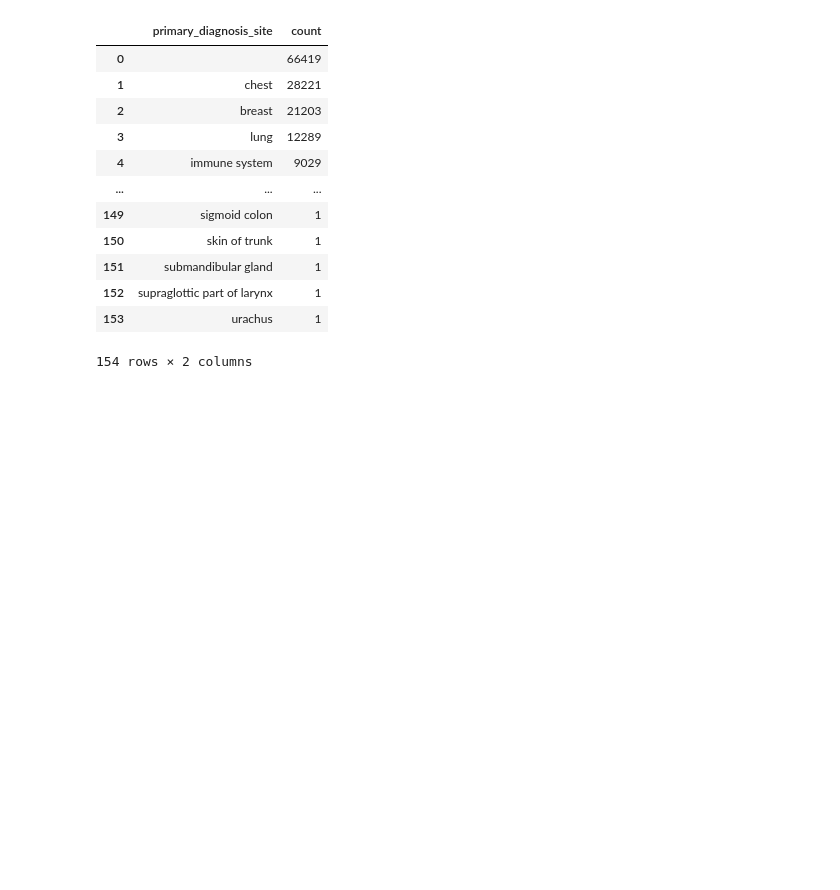
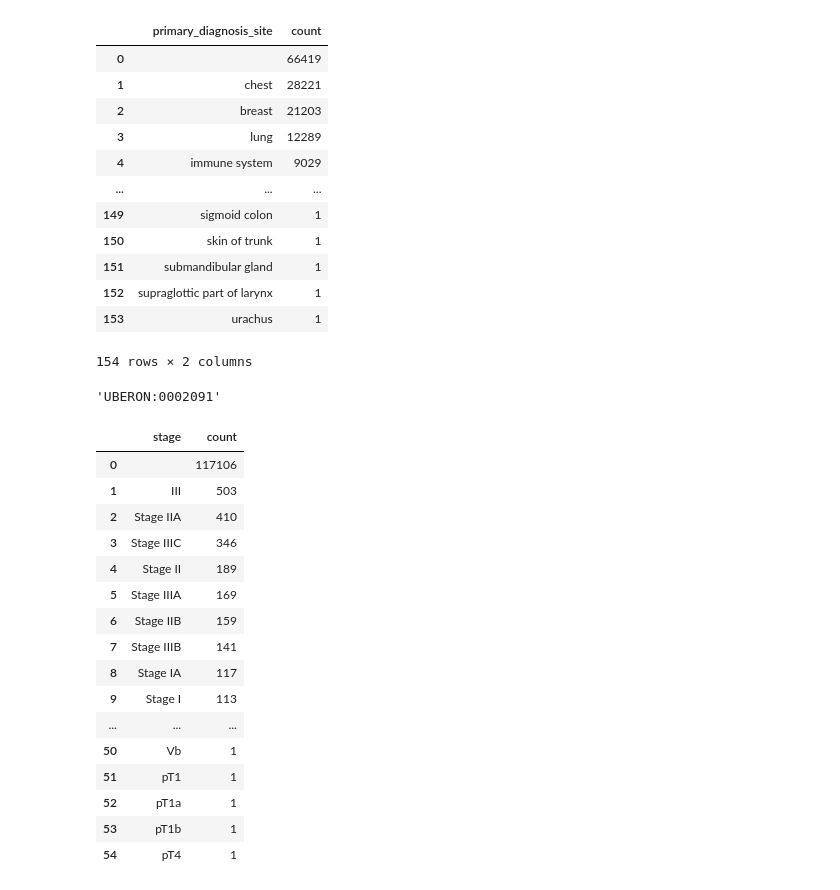
Before and after one commit to monarch-initiative/oncopacket, a Jupyter notebook: notebooks/test.ipynb, the cells around one changed output. Saved outputs shown, nothing was run; the diff lists cells and outputs as text; code cells hidden in the pictures; blank space fills up the shorter version.

```diff
--- a/notebooks/test.ipynb
+++ b/notebooks/test.ipynb
@@ -51,3 +86,32 @@ sites
 | 152 | supraglottic part of larynx | 1 |
 | 153 | urachus | 1 |
 154 rows × 2 columns
+# %%
+import pandas as pd
+site_to_uberon = pd.read_csv("../src/oncopacket/ncit_mapping_files/CDA_primary_diagnosis_site_to_uberon.csv")
+_site_to_uberon_label_d = dict(site_to_uberon.values)
+
+_site_to_uberon_label_d.get('appendicular skeleton')
+# %% [output]
+'UBERON:0002091'
+# %%
+stages = column_values(column='stage')
+stages
+# %% [output]
+|  | stage | count |
+| 0 |  | 117106 |
+| 1 | III | 503 |
+| 2 | Stage IIA | 410 |
+| 3 | Stage IIIC | 346 |
+| 4 | Stage II | 189 |
+| 5 | Stage IIIA | 169 |
+| 6 | Stage IIB | 159 |
+| 7 | Stage IIIB | 141 |
+| 8 | Stage IA | 117 |
+| 9 | Stage I | 113 |
+| ... | ... | ... |
+| 50 | Vb | 1 |
+| 51 | pT1 | 1 |
+| 52 | pT1a | 1 |
+| 53 | pT1b | 1 |
+| 54 | pT4 | 1 |
```
Also changed, not shown: parts of 3 cells of this notebook, 24 other files.
